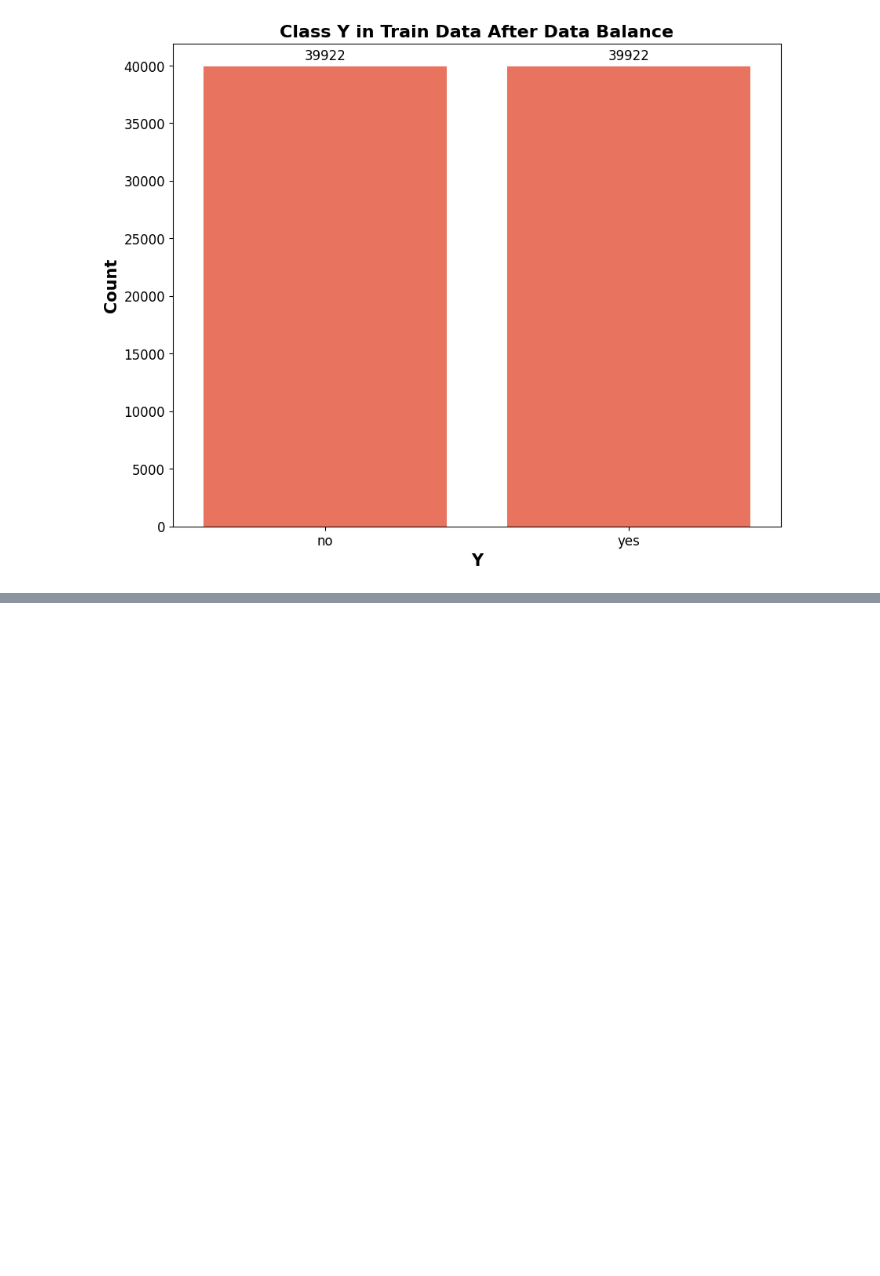
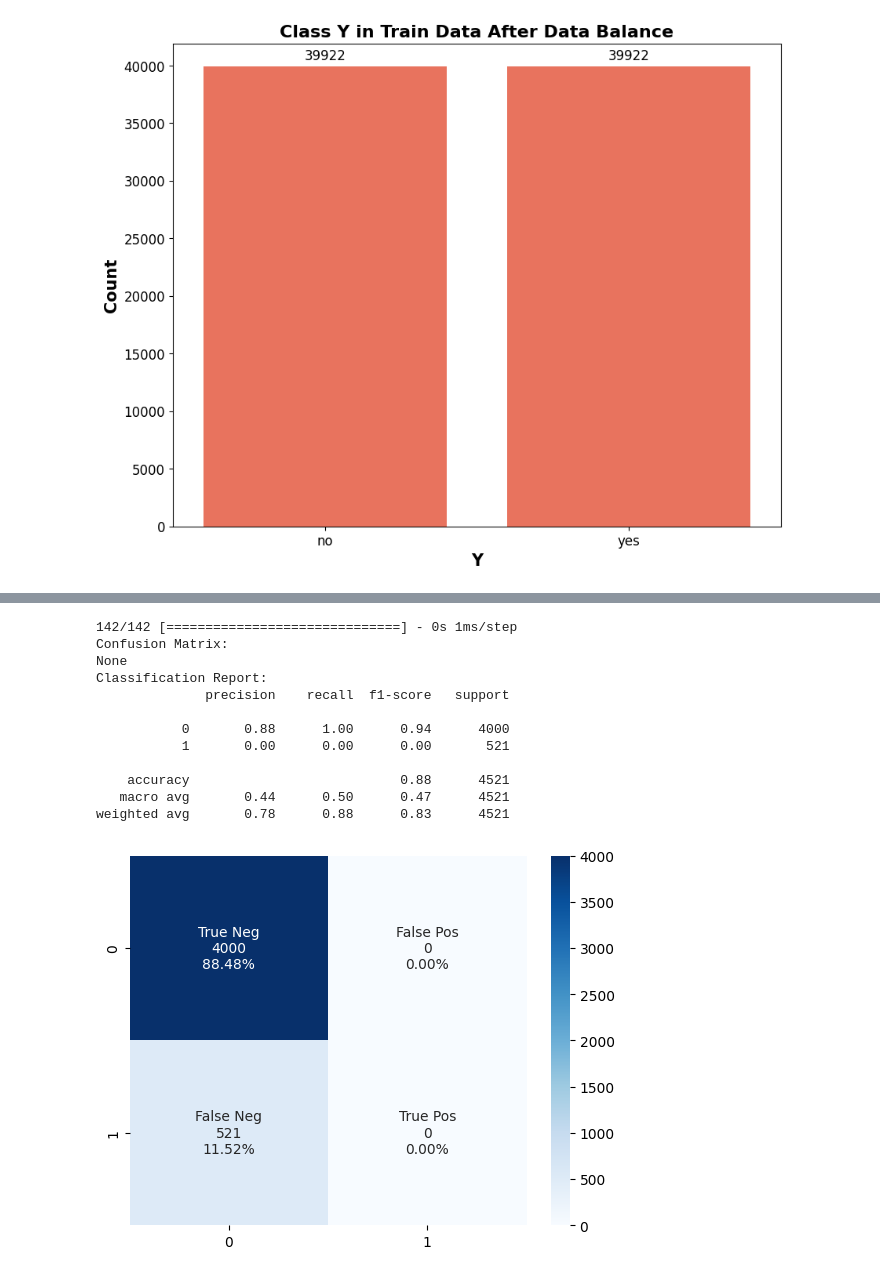
Before and after one commit to accesable/ML_Final, a Jupyter notebook: code/main.ipynb, the cells around one changed output, grey strips where cells are left out. Drawn from its saved outputs; the diff is of its cells as text; code cells hidden in the pictures; blank space fills up the shorter version.

```diff
--- a/code/main.ipynb
+++ b/code/main.ipynb
@@ -720,0 +908,16 @@ Updata dataset Train:  Counter({'no': 39922, 'yes': 39922})
+# %%
+model_ffnn = Sequential([
+    Dense(256, activation="relu", kernel_regularizer=regularizers.l1(0.01), input_shape=(X_train.shape[1],)),
+    Dropout(0.2),
+    Dense(128, activation="relu", kernel_regularizer=regularizers.l1(0.01)),
+    Dropout(0.2),
+    Dense(128, activation="relu", kernel_regularizer=regularizers.l1(0.01)),
+    Dropout(0.2),
+    Dense(64, activation="relu", kernel_regularizer=regularizers.l1(0.01)),
+    Dropout(0.2),
+    Dense(32, activation="relu", kernel_regularizer=regularizers.l1(0.01)),
+    Dropout(0.2),
+    Dense(16, activation="relu", kernel_regularizer=regularizers.l1(0.01)),
+    Dropout(0.2),
+    Dense(1, activation="sigmoid")
+])
@@ -720,0 +926,5 @@ Updata dataset Train:  Counter({'no': 39922, 'yes': 39922})
+# %%
+early_stopping = EarlyStopping(monitor='val_loss', patience=10)
+
+model_ffnn.compile(optimizer="adam", loss="binary_crossentropy", metrics=["accuracy"])
+model_ffnn.fit(X_train, y_train, epochs=100, batch_size=32, validation_data=(X_test, y_test), callbacks=[early_stopping])
@@ -720,0 +950,27 @@ Updata dataset Train:  Counter({'no': 39922, 'yes': 39922})
+# %%
+y_pred = model_ffnn.predict(X_test)
+y_pred_classes = np.round(y_pred)
+
+# Obtain the confusion matrix
+cm = confusion_matrix(y_test, y_pred_classes)
+print("Confusion Matrix:")
+print(make_confusion_matrix(cm))
+
+# Obtain the classification report
+report = classification_report(y_test, y_pred_classes)
+print("Classification Report:")
+print(report)
+# %% [output]
+142/142 [==============================] - 0s 1ms/step
+Confusion Matrix:
+None
+Classification Report:
+              precision    recall  f1-score   support
+
+           0       0.88      1.00      0.94      4000
+           1       0.00      0.00      0.00       521
+
+    accuracy                           0.88      4521
+   macro avg       0.44      0.50      0.47      4521
+weighted avg       0.78      0.88      0.83      4521
+[figure, added]
```
Also changed, not shown: parts of 19 cells of this notebook.
